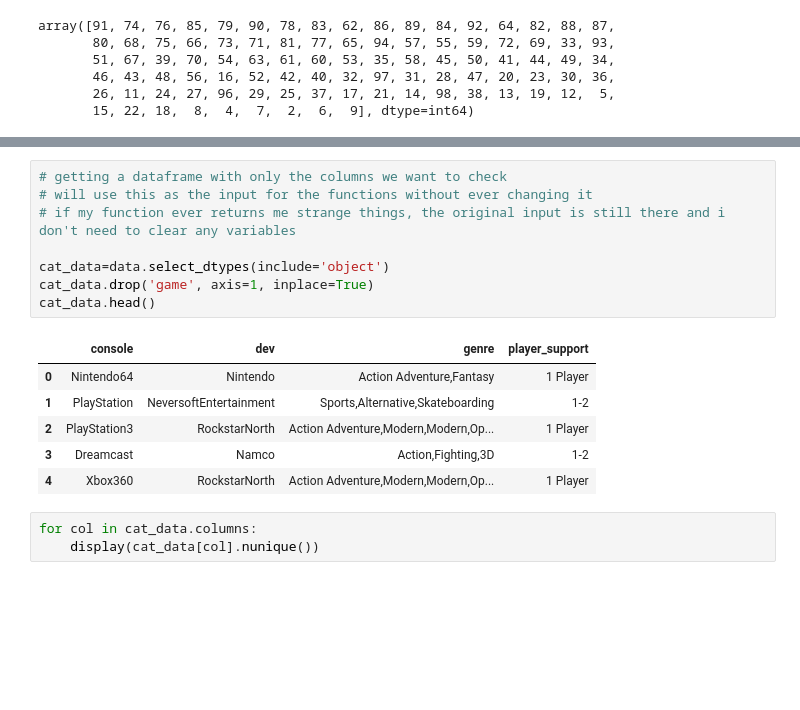
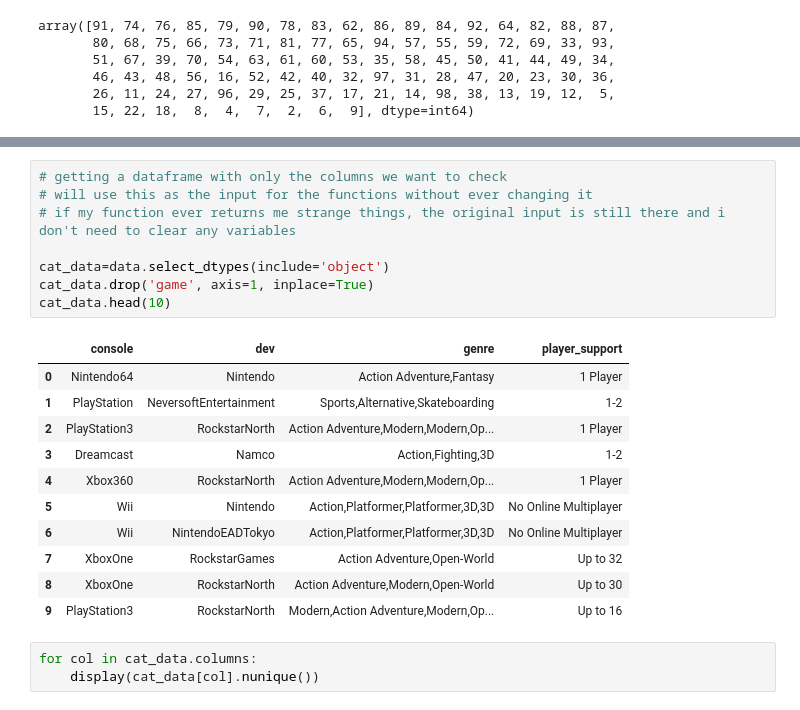
Before and after one commit to GuiMacc/mid_project, a Jupyter notebook: Notebooks/exploratory notebook.ipynb, the cells around one changed output, grey strips where cells are left out. Saved outputs shown, nothing was run; the diff lists cells and outputs as text; blank space fills up the shorter version.

Commit message:
finished cleaning data

```diff
--- a/Notebooks/exploratory notebook.ipynb
+++ b/Notebooks/exploratory notebook.ipynb
@@ -338,18 +345,23 @@ memory usage: 1.8+ MB
 # %%
 # getting a dataframe with only the columns we want to check
 # will use this as the input for the functions without ever changing it
 # if my function ever returns me strange things, the original input is still there and i don't need to clear any variables
 
 cat_data=data.select_dtypes(include='object')
 cat_data.drop('game', axis=1, inplace=True)
-cat_data.head()
+cat_data.head(10)
 # %% [output]
 |  | console | dev | genre | player_support |
 | 0 | Nintendo64 | Nintendo | Action Adventure,Fantasy | 1 Player |
 | 1 | PlayStation | NeversoftEntertainment | Sports,Alternative,Skateboarding | 1-2 |
 | 2 | PlayStation3 | RockstarNorth | Action Adventure,Modern,Modern,Op... | 1 Player |
 | 3 | Dreamcast | Namco | Action,Fighting,3D | 1-2 |
 | 4 | Xbox360 | RockstarNorth | Action Adventure,Modern,Modern,Op... | 1 Player |
+| 5 | Wii | Nintendo | Action,Platformer,Platformer,3D,3D | No Online Multiplayer |
+| 6 | Wii | NintendoEADTokyo | Action,Platformer,Platformer,3D,3D | No Online Multiplayer |
+| 7 | XboxOne | RockstarGames | Action Adventure,Open-World | Up to 32 |
+| 8 | XboxOne | RockstarNorth | Action Adventure,Modern,Open-World | Up to 30 |
+| 9 | PlayStation3 | RockstarNorth | Modern,Action Adventure,Modern,Op... | Up to 16 |
 # %%
 for col in cat_data.columns:
     display(cat_data[col].nunique())
```
Also changed, not shown: parts of 2 cells of this notebook, 1 other file.
